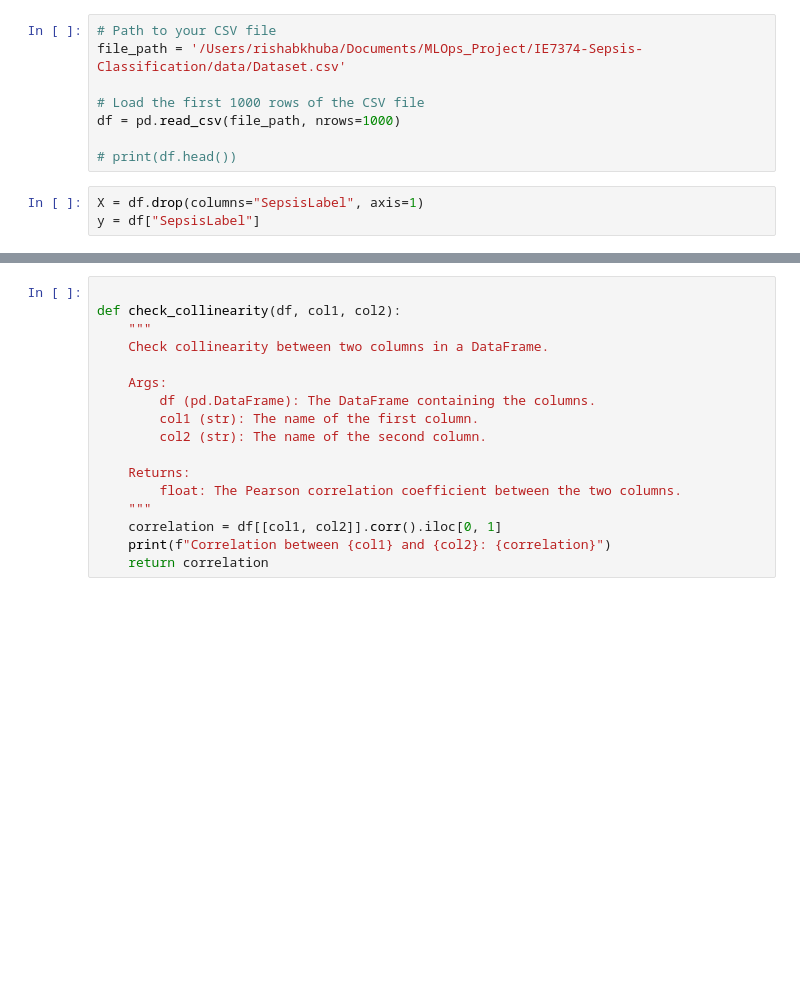
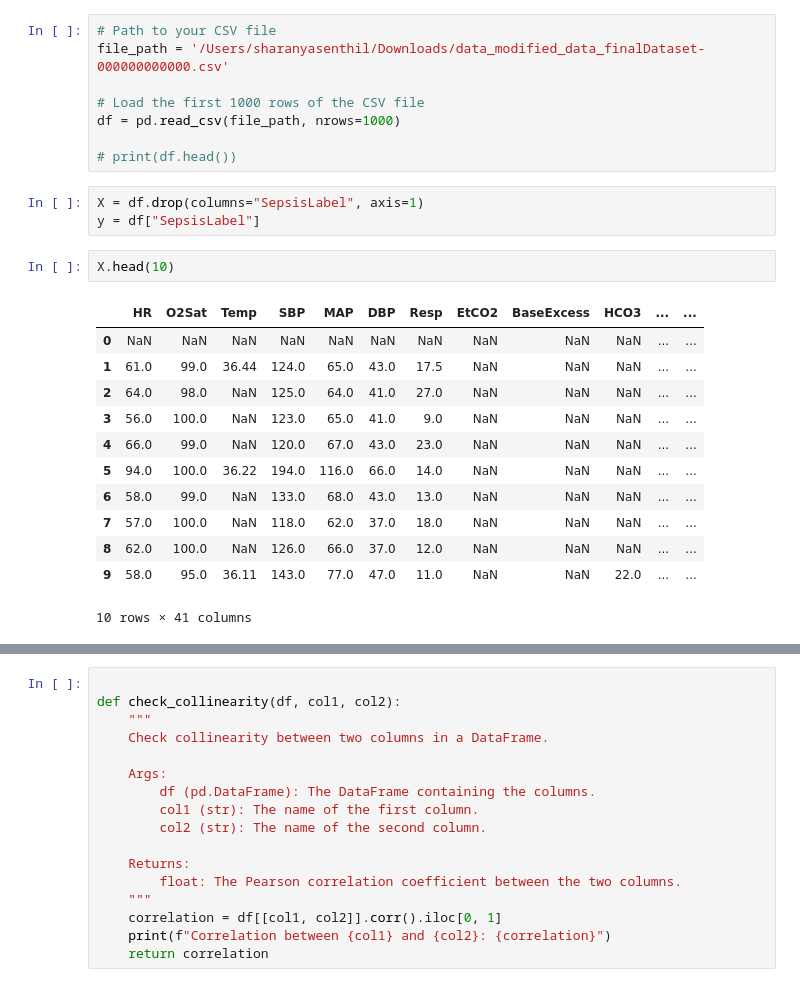
Before and after one commit to Rishab-KH/Early-Sepsis-Prediction, a Jupyter notebook: notebooks/data_preprocessing.ipynb, the cells around one changed output, grey strips where cells are left out. Cells and saved outputs as stored; diff of their text form; blank space fills up the shorter version.

```diff
--- a/notebooks/data_preprocessing.ipynb
+++ b/notebooks/data_preprocessing.ipynb
@@ -115,7 +116,7 @@ Name: count, dtype: int64
 0.020001266661303325
 # %%
 # Path to your CSV file
-file_path = '/Users/rishabkhuba/Documents/MLOps_Project/IE7374-Sepsis-Classification/data/Dataset.csv'
+file_path = '/Users/sharanyasenthil/Downloads/data_modified_data_finalDataset-000000000000.csv'
 
 # Load the first 1000 rows of the CSV file
 df = pd.read_csv(file_path, nrows=1000)
@@ -124,3 +125,18 @@ df = pd.read_csv(file_path, nrows=1000)
 # %%
 X = df.drop(columns="SepsisLabel", axis=1)
 y = df["SepsisLabel"]
+# %%
+X.head(10)
+# %% [output]
+|  | HR | O2Sat | Temp | SBP | MAP | DBP | Resp | EtCO2 | BaseExcess | HCO3 | ... | ... |
+| 0 | NaN | NaN | NaN | NaN | NaN | NaN | NaN | NaN | NaN | NaN | ... | ... |
+| 1 | 61.0 | 99.0 | 36.44 | 124.0 | 65.0 | 43.0 | 17.5 | NaN | NaN | NaN | ... | ... |
+| 2 | 64.0 | 98.0 | NaN | 125.0 | 64.0 | 41.0 | 27.0 | NaN | NaN | NaN | ... | ... |
+| 3 | 56.0 | 100.0 | NaN | 123.0 | 65.0 | 41.0 | 9.0 | NaN | NaN | NaN | ... | ... |
+| 4 | 66.0 | 99.0 | NaN | 120.0 | 67.0 | 43.0 | 23.0 | NaN | NaN | NaN | ... | ... |
+| 5 | 94.0 | 100.0 | 36.22 | 194.0 | 116.0 | 66.0 | 14.0 | NaN | NaN | NaN | ... | ... |
+| 6 | 58.0 | 99.0 | NaN | 133.0 | 68.0 | 43.0 | 13.0 | NaN | NaN | NaN | ... | ... |
+| 7 | 57.0 | 100.0 | NaN | 118.0 | 62.0 | 37.0 | 18.0 | NaN | NaN | NaN | ... | ... |
+| 8 | 62.0 | 100.0 | NaN | 126.0 | 66.0 | 37.0 | 12.0 | NaN | NaN | NaN | ... | ... |
+| 9 | 58.0 | 95.0 | 36.11 | 143.0 | 77.0 | 47.0 | 11.0 | NaN | NaN | 22.0 | ... | ... |
+10 rows × 41 columns
```
Also changed, not shown: parts of 13 cells of this notebook, 2 other files.
